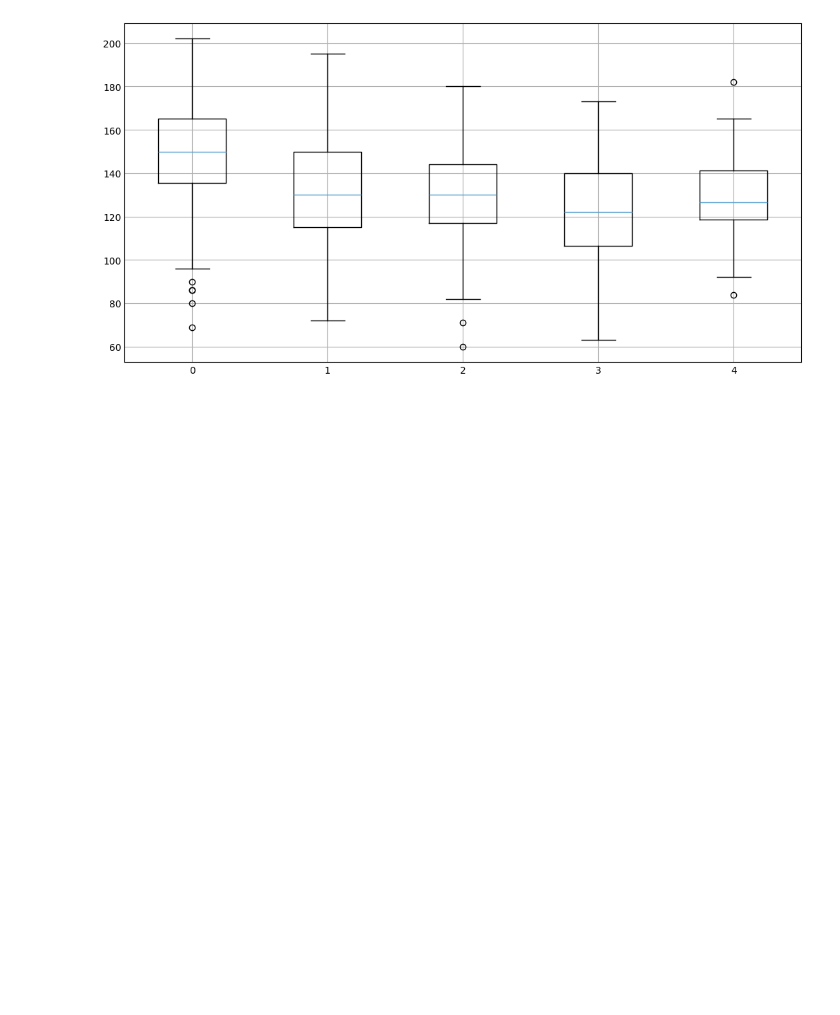
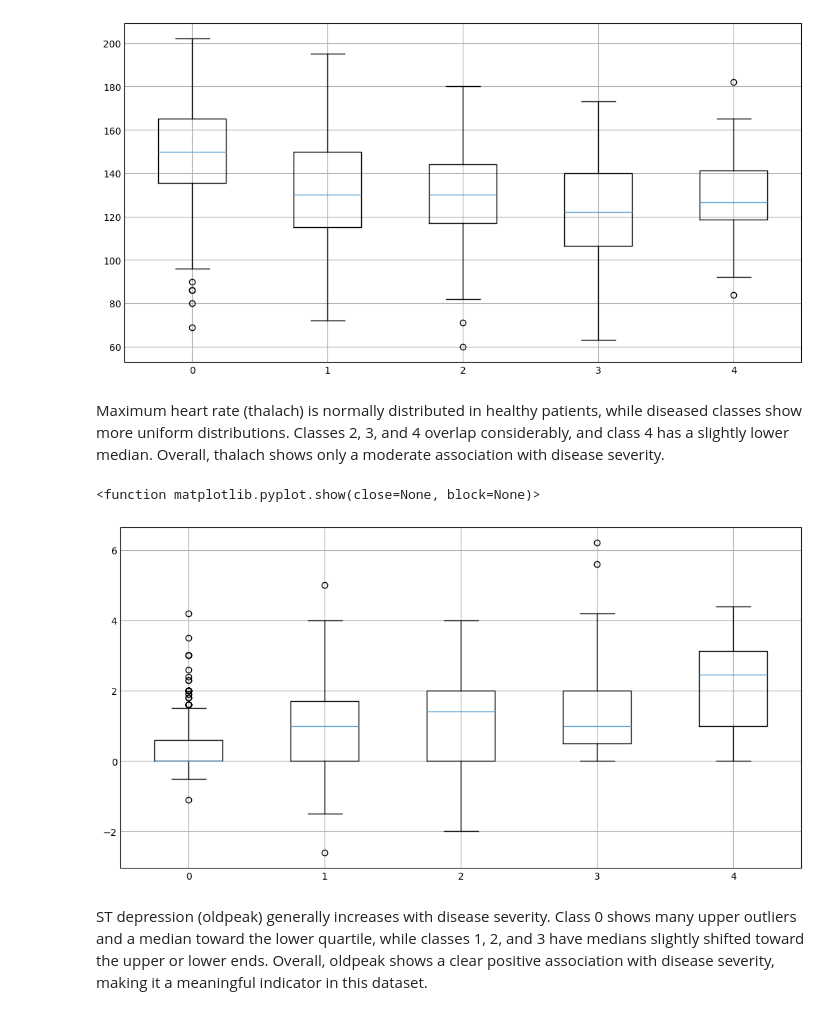
Before and after one commit to MrGharbiii/heart-disease-analysis-python, a Jupyter notebook: notebooks/heart_disease_analysis.ipynb, the cells around one changed output. Saved outputs shown, nothing was run; the diff lists cells and outputs as text; code cells hidden in the pictures; blank space fills up the shorter version.

```diff
--- a/notebooks/heart_disease_analysis.ipynb
+++ b/notebooks/heart_disease_analysis.ipynb
@@ -883,3 +883,23 @@ plt.show
 # %% [output]
 <function matplotlib.pyplot.show(close=None, block=None)>
 [figure]
+# %% [markdown]
+Maximum heart rate (thalach) is normally distributed in healthy patients, while diseased classes show more uniform distributions. Classes 2, 3, and 4 overlap considerably, and class 4 has a slightly lower median. Overall, thalach shows only a moderate association with disease severity.
+# %%
+import matplotlib.pyplot as plt
+
+
+df0 = df[df["num"] == 0 ]["oldpeak"]
+df1 = df[df["num"] == 1 ]["oldpeak"]
+df2 = df[df["num"] == 2 ]["oldpeak"]
+df3 = df[df["num"] == 3 ]["oldpeak"]
+df4 = df[df["num"] == 4 ]["oldpeak"]
+
+plt.figure(figsize=(10,5))
+plt.boxplot([df0, df1, df2, df3, df4], labels=['0','1','2','3','4'])
+plt.show
+# %% [output]
+<function matplotlib.pyplot.show(close=None, block=None)>
+[figure, added]
+# %% [markdown]
+ST depression (oldpeak) generally increases with disease severity. Class 0 shows many upper outliers and a median toward the lower quartile, while classes 1, 2, and 3 have medians slightly shifted toward the upper or lower ends. Overall, oldpeak shows a clear positive association with disease severity, making it a meaningful indicator in this dataset.
```
Also changed, not shown: 1 other file.
